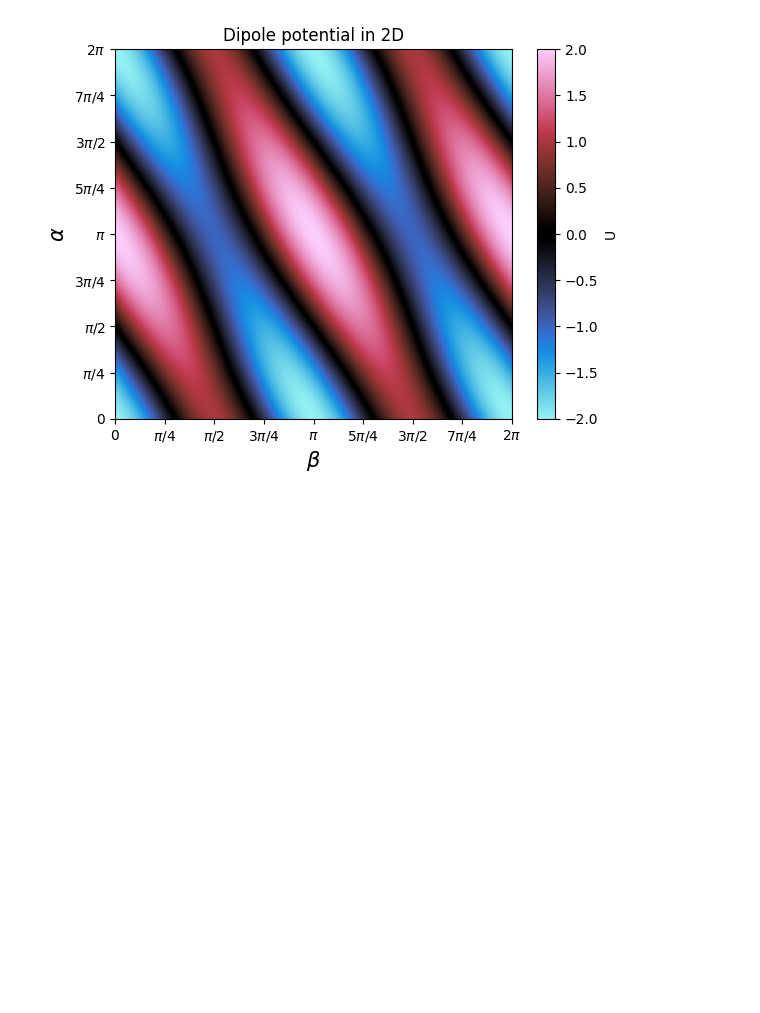
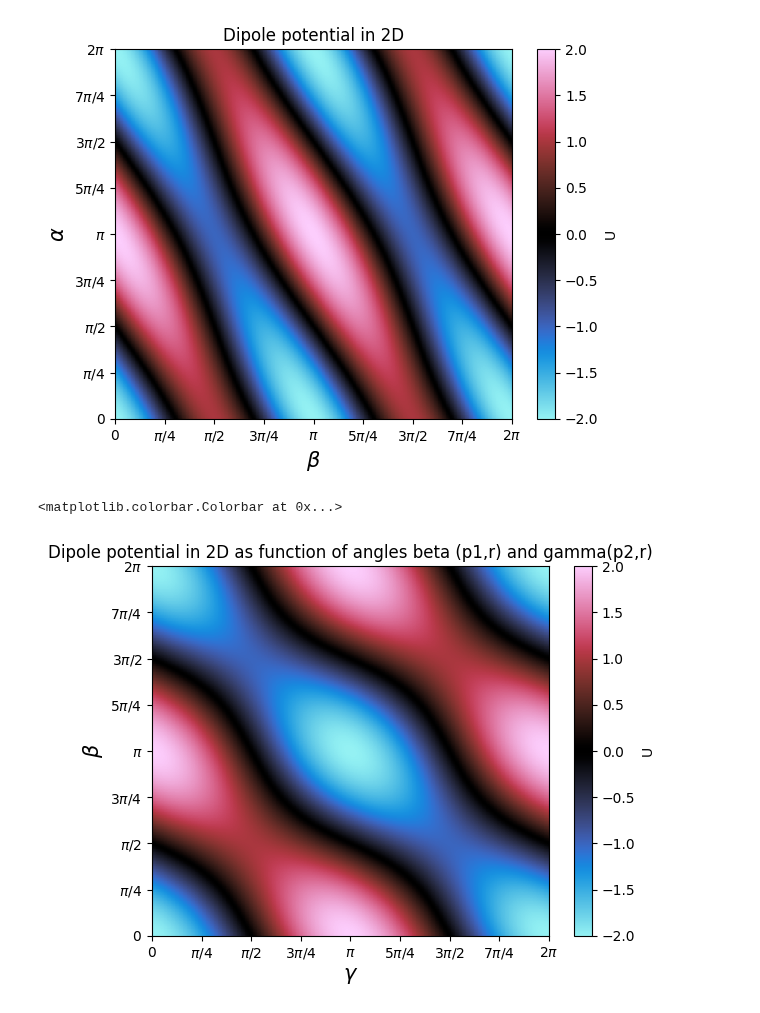
Before and after one commit to OljaOctagon/MagneticParticles, a Jupyter notebook: rigid_magnetic/dipole.ipynb, the cells around one changed output. Cells and saved outputs as stored; diff of their text form; code cells hidden in the pictures; blank space fills up the shorter version.

```diff
--- a/rigid_magnetic/dipole.ipynb
+++ b/rigid_magnetic/dipole.ipynb
@@ -82,3 +81,47 @@ fig.colorbar(c, ax=ax, label="U")
 # %% [output]
 <matplotlib.colorbar.Colorbar at 0x...>
 [figure]
+# %%
+# beta: angle between p1 and r
+# gamma: angle between p2 and r
+# alpha: angle between p1 and p2, given by gamma-beta
+def dipole_potential_general(R,beta,gamma):
+    norm_p1=1
+    norm_p2=1
+    U = ((norm_p1*norm_p2)/np.power(R,3))*(np.cos(gamma-beta) - 3*np.cos(beta)*np.cos(gamma))
+    return U
+
+
+R=1
+U=np.zeros((500,500))
+
+Beta = np.linspace(0,2*np.pi,500)
+Gamma = np.linspace(0,2*np.pi,500)
+
+for i, beta in enumerate(Beta):
+    for j, gamma in enumerate(Gamma):
+        U[i,j] = dipole_potential_general(R,beta,gamma)
+
+
+U_min, U_max = -2,2
+
+fig, ax = plt.subplots()
+
+c = ax.pcolormesh(Gamma, Beta, U, cmap='cmr.redshift', vmin=U_min, vmax=U_max)
+ax.set_title('Dipole potential in 2D as function of angles beta (p1,r) and gamma(p2,r)')
+# set the limits of the plot to the limits of the data
+ax.axis([Gamma.min(), Gamma.max(), Beta.min(), Beta.max()])
+ax.set_xlabel("$\\gamma$",size=15)
+ax.set_ylabel("$\\beta$",size=15)
+
+ax.set_xticks(np.arange(0, 2*np.pi+0.01, np.pi/4))
+ax.set_yticks(np.arange(0, 2*np.pi+0.01, np.pi/4))
+labels = ['$0$', r'$\pi/4$', r'$\pi/2$', r'$3\pi/4$', r'$\pi$',
+          r'$5\pi/4$', r'$3\pi/2$', r'$7\pi/4$', r'$2\pi$']
+ax.set_xticklabels(labels)
+ax.set_yticklabels(labels)
+
+fig.colorbar(c, ax=ax, label="U")
+# %% [output]
+<matplotlib.colorbar.Colorbar at 0x...>
+[figure, added]
```
Also changed, not shown: parts of 5 cells of this notebook.
